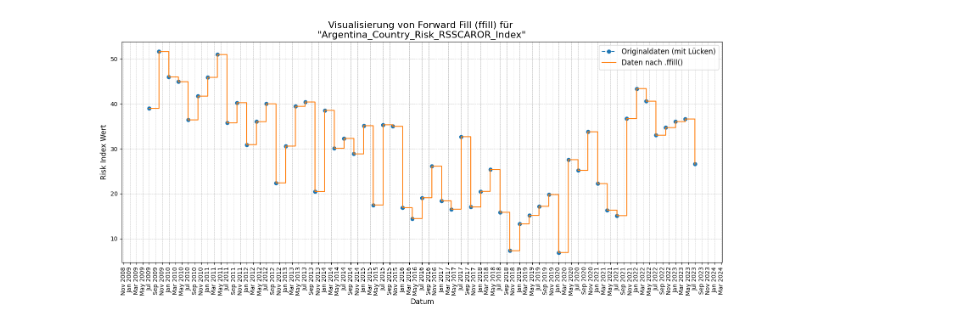
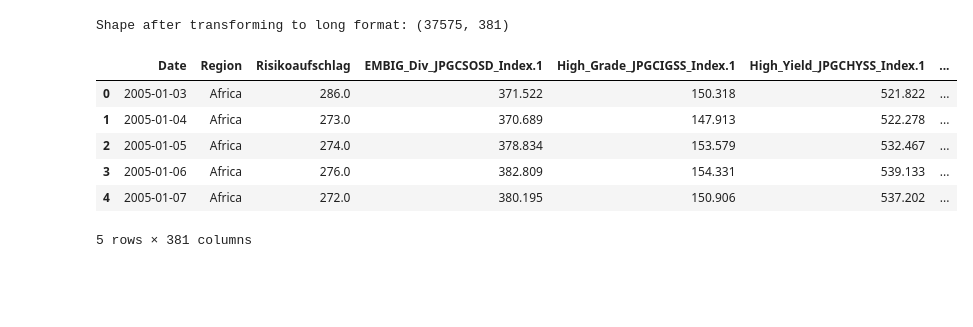
Before and after one commit to marcosarkady/geopolitical-risk-prediction-em-bonds, a Jupyter notebook: src/02_preprocess_data.ipynb, the cells around one changed output. Drawn from its saved outputs; the diff is of its cells as text; code cells hidden in the pictures; blank space fills up the shorter version.

```diff
--- a/src/02_preprocess_data.ipynb
+++ b/src/02_preprocess_data.ipynb
@@ -114,41 +120,36 @@ array(['EMBIG_Div_JPGCSOSD_Index.1', 'High_Grade_JPGCIGSS_Index.1',
-# %%
-column_to_visualize = 'Argentina_Country_Risk_RSSCAROR_Index'
-
-# Select DF before we used ffill
-sample_df = main_df_resampled.loc['2009-03-31':'2023-06-30', [column_to_visualize]].copy()
-# Use ffill
-sample_df['ffilled'] = sample_df[column_to_visualize].ffill()
-
-# Plot
-fig, ax = plt.subplots(figsize=(15, 7))
-
-ax.plot(
-    sample_df.index,
-    sample_df[column_to_visualize],
-    marker='o',
-    linestyle='--',
-    label='Originaldaten (mit Lücken)'
-)
-
-ax.plot(
-    sample_df.index,
-    sample_df['ffilled'],
-    linestyle='-',
-    label='Daten nach .ffill()',
-    drawstyle='steps-post'
-)
-
-ax.set_title(f'Visualisierung von Forward Fill (ffill) für \n"{column_to_visualize}"', fontsize=16)
-ax.set_xlabel('Datum', fontsize=12)
-ax.set_ylabel('Risk Index Wert', fontsize=12)
-ax.legend(fontsize=12)
-ax.grid(True, which='both', linestyle='--', linewidth=0.5)
-
-ax.xaxis.set_major_locator(mdates.MonthLocator(interval=2))
-ax.xaxis.set_major_formatter(mdates.DateFormatter('%b %Y'))
-plt.xticks(rotation=90)
-
-plt.tight_layout()
-plt.show()
-# %% [output]
-[figure, removed]
+# %%
+# Reshape Dataframe to Long Format, rename columns and apply melt
+region_spread_columns = {
+    'Africa_JPSSGDAF_Index.1': 'Africa',
+    'Asia_JPSSGDAS_Index.1': 'Asia',
+    'Europe_JPSSGDER_Index.1': 'Europe',
+    'Latin_America_JPSSGDLA_Index.1': 'Latin_America',
+    'Middle_East_JPSSGDME_Index.1': 'Middle_East'
+}
+
+df_renamed = main_df_filled.rename(columns=region_spread_columns)
+
+id_vars = [col for col in df_renamed.columns if col not in region_spread_columns.values()]
+
+long_df = pd.melt(df_renamed,
+                  id_vars=id_vars,
+                  value_vars=region_spread_columns.values(),
+                  var_name='Region',
+                  value_name='Risikoaufschlag')
+
+# Reorder columns to place new columns to the front
+new_column_order = ['Date', 'Region', 'Risikoaufschlag'] + [col for col in id_vars if col != 'Date']
+long_df = long_df[new_column_order]
+
+# Expected Format: 7515 * 5 = 37575
+print("Shape after transforming to long format:", long_df.shape)
+display(long_df.head())
+# %% [output]
+Shape after transforming to long format: (37575, 381)
+|  | Date | Region | Risikoaufschlag | EMBIG_Div_JPGCSOSD_Index.1 | High_Grade_JPGCIGSS_Index.1 | High_Yield_JPGCHYSS_Index.1 | ... |
+| 0 | 2005-01-03 | Africa | 286.0 | 371.522 | 150.318 | 521.822 | ... |
+| 1 | 2005-01-04 | Africa | 273.0 | 370.689 | 147.913 | 522.278 | ... |
+| 2 | 2005-01-05 | Africa | 274.0 | 378.834 | 153.579 | 532.467 | ... |
+| 3 | 2005-01-06 | Africa | 276.0 | 382.809 | 154.331 | 539.133 | ... |
+| 4 | 2005-01-07 | Africa | 272.0 | 380.195 | 150.906 | 537.202 | ... |
+5 rows × 381 columns
```
Also changed, not shown: parts of 11 cells of this notebook, 4 other files.
